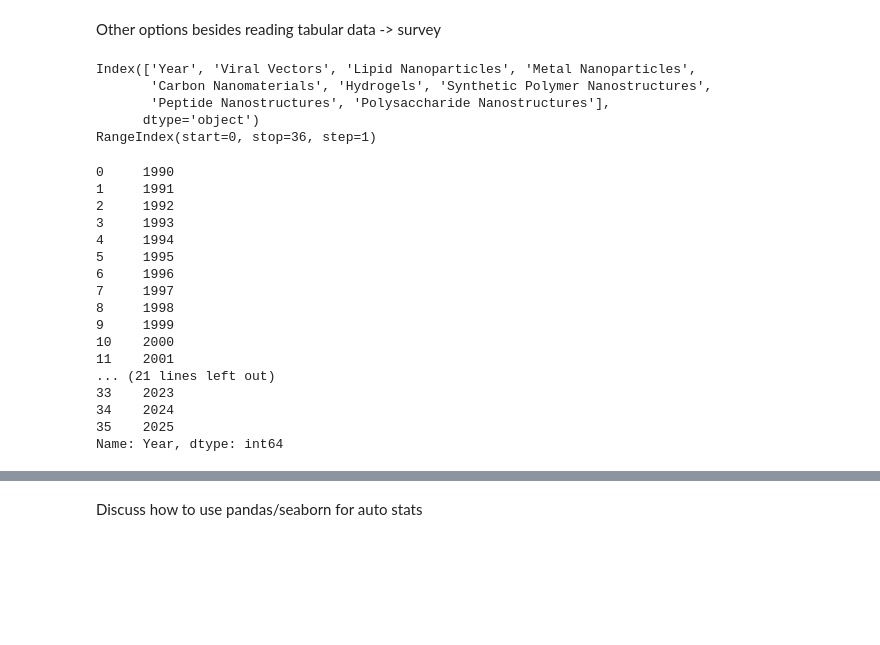
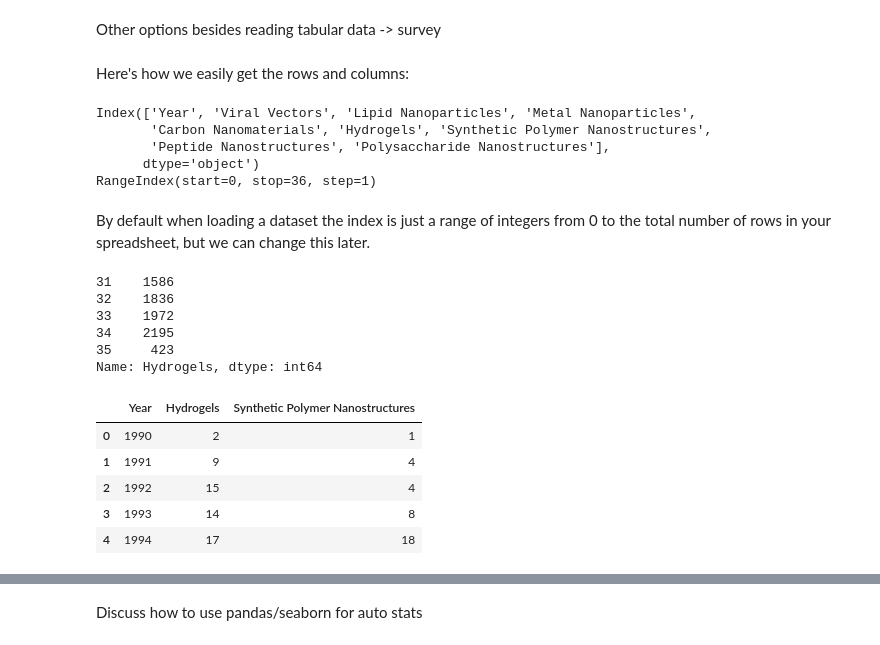
Before and after one commit to jkantorow/nucommlab-datavis-workshop, a Jupyter notebook: day-3/importing_data_with_pandas.ipynb, the cells around one changed output, grey strips where cells are left out. Drawn from its saved outputs; the diff is of its cells as text; code cells hidden in the pictures; blank space fills up the shorter version.

```diff
--- a/day-3/importing_data_with_pandas.ipynb
+++ b/day-3/importing_data_with_pandas.ipynb
@@ -16,6 +17,8 @@ data.head()
 | 4 | 1994 | 247 | 135 | 0 | 0 | 17 | ... |
 # %% [markdown]
 Other options besides reading tabular data -> survey
+# %% [markdown]
+Here's how we easily get the rows and columns:
 # %%
 columns = data.columns
 index = data.index
@@ -28,24 +31,23 @@ Index(['Year', 'Viral Vectors', 'Lipid Nanoparticles', 'Metal Nanoparticles',
        'Peptide Nanostructures', 'Polysaccharide Nanostructures'],
       dtype='object')
 RangeIndex(start=0, stop=36, step=1)
-# %%
-years = data['Year']
-print(years)
-# %% [output]
-0     1990
-1     1991
-2     1992
-3     1993
-4     1994
-5     1995
-6     1996
-7     1997
-8     1998
-9     1999
-10    2000
-11    2001
-... (21 lines left out)
-33    2023
-34    2024
-35    2025
-Name: Year, dtype: int64
+# %% [markdown]
+By default when loading a dataset the index is just a range of integers from 0 to the total number of rows in your spreadsheet, but we can change this later.
+# %%
+data['Hydrogels'].tail(5)
+# %% [output]
+31    1586
+32    1836
+33    1972
+34    2195
+35     423
+Name: Hydrogels, dtype: int64
+# %%
+data[['Year', 'Hydrogels', 'Synthetic Polymer Nanostructures']].head()
+# %% [output]
+|  | Year | Hydrogels | Synthetic Polymer Nanostructures |
+| 0 | 1990 | 2 | 1 |
+| 1 | 1991 | 9 | 4 |
+| 2 | 1992 | 15 | 4 |
+| 3 | 1993 | 14 | 8 |
+| 4 | 1994 | 17 | 18 |
```
Also changed, not shown: parts of 7 cells of this notebook.
